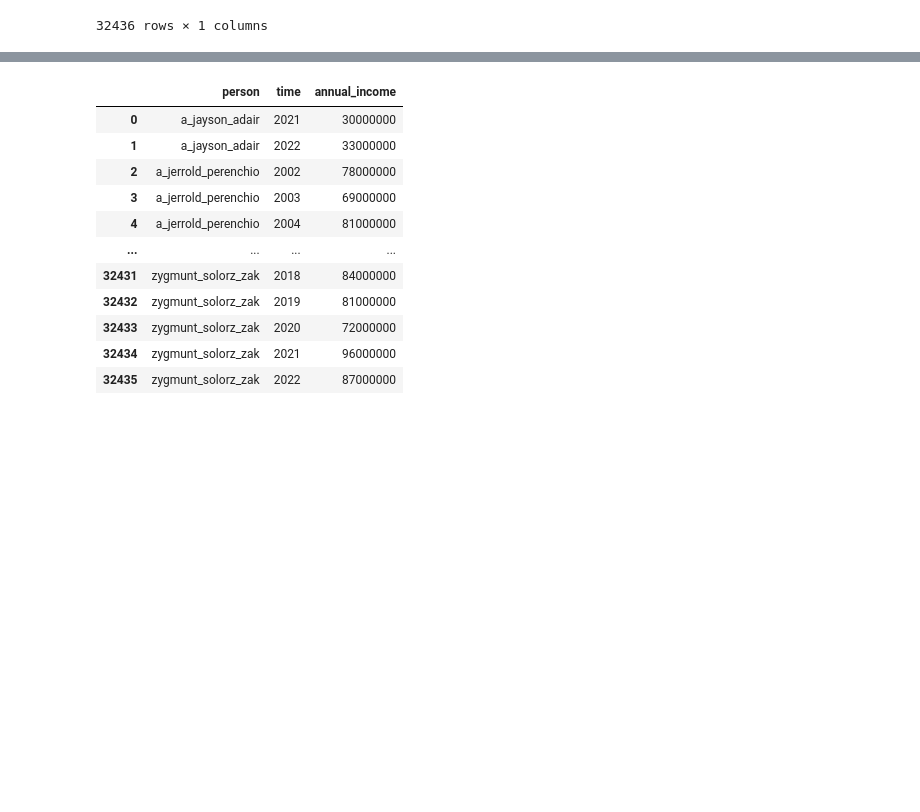
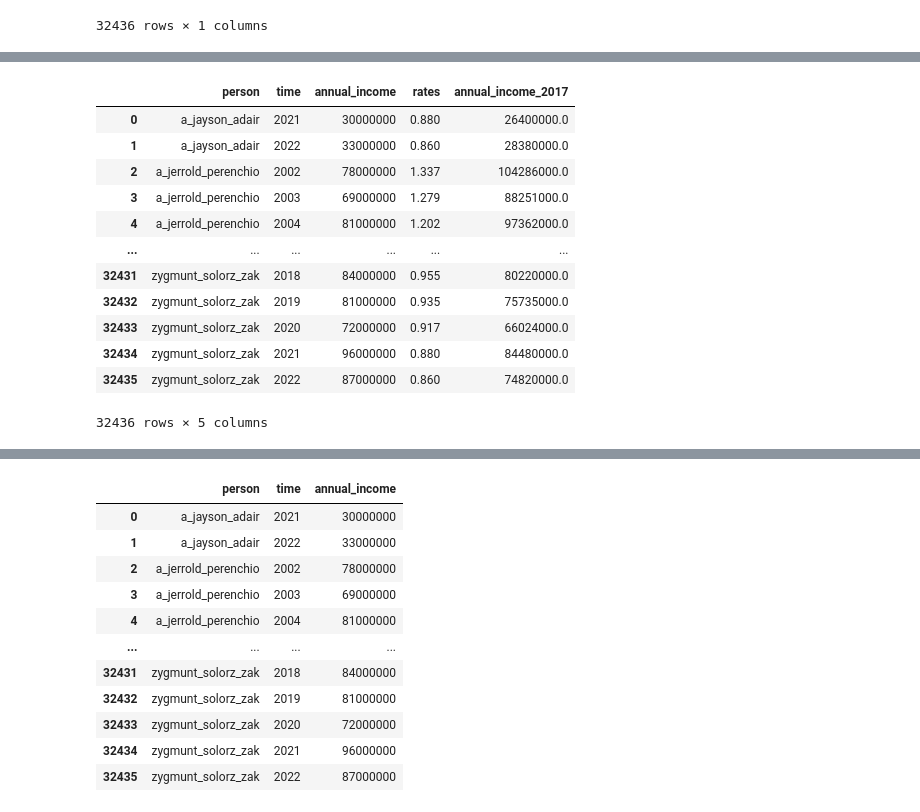
Before and after one commit to open-numbers/ddf--gapminder--billionaires, a Jupyter notebook: etl/notebooks/connect_hurun_forbes.ipynb, the cells around one changed output, grey strips where cells are left out. Cells and saved outputs as stored; diff of their text form; code cells hidden in the pictures; blank space fills up the shorter version.

```diff
--- a/etl/notebooks/connect_hurun_forbes.ipynb
+++ b/etl/notebooks/connect_hurun_forbes.ipynb
@@ -512,0 +547,35 @@ dps2.columns = ['person', 'time', 'annual_income']
+# %%
+X = rs.index.values
+Y = rs.values
+X = sm.add_constant(X)
+
+model = sm.OLS(Y, X)
+modelres = model.fit()
+# %%
+b, a = modelres.params
+
+def get_inflation_rate(y):
+    if y in rs.index:
+        return rs.loc[y]
+    else:
+        return a * y + b
+# %%
+dps2['rates'] = dps2['time'].map(get_inflation_rate)
+# %%
+dps2['annual_income_2017'] = dps2['annual_income'] * dps2['rates']
+# %%
+dps2
+# %% [output]
+|  | person | time | annual_income | rates | annual_income_2017 |
+| 0 | a_jayson_adair | 2021 | 30000000 | 0.880 | 26400000.0 |
+| 1 | a_jayson_adair | 2022 | 33000000 | 0.860 | 28380000.0 |
+| 2 | a_jerrold_perenchio | 2002 | 78000000 | 1.337 | 104286000.0 |
+| 3 | a_jerrold_perenchio | 2003 | 69000000 | 1.279 | 88251000.0 |
+| 4 | a_jerrold_perenchio | 2004 | 81000000 | 1.202 | 97362000.0 |
+| ... | ... | ... | ... | ... | ... |
+| 32431 | zygmunt_solorz_zak | 2018 | 84000000 | 0.955 | 80220000.0 |
+| 32432 | zygmunt_solorz_zak | 2019 | 81000000 | 0.935 | 75735000.0 |
+| 32433 | zygmunt_solorz_zak | 2020 | 72000000 | 0.917 | 66024000.0 |
+| 32434 | zygmunt_solorz_zak | 2021 | 96000000 | 0.880 | 84480000.0 |
+| 32435 | zygmunt_solorz_zak | 2022 | 87000000 | 0.860 | 74820000.0 |
+32436 rows × 5 columns
```
Also changed, not shown: parts of 15 cells of this notebook, 5 other files.
